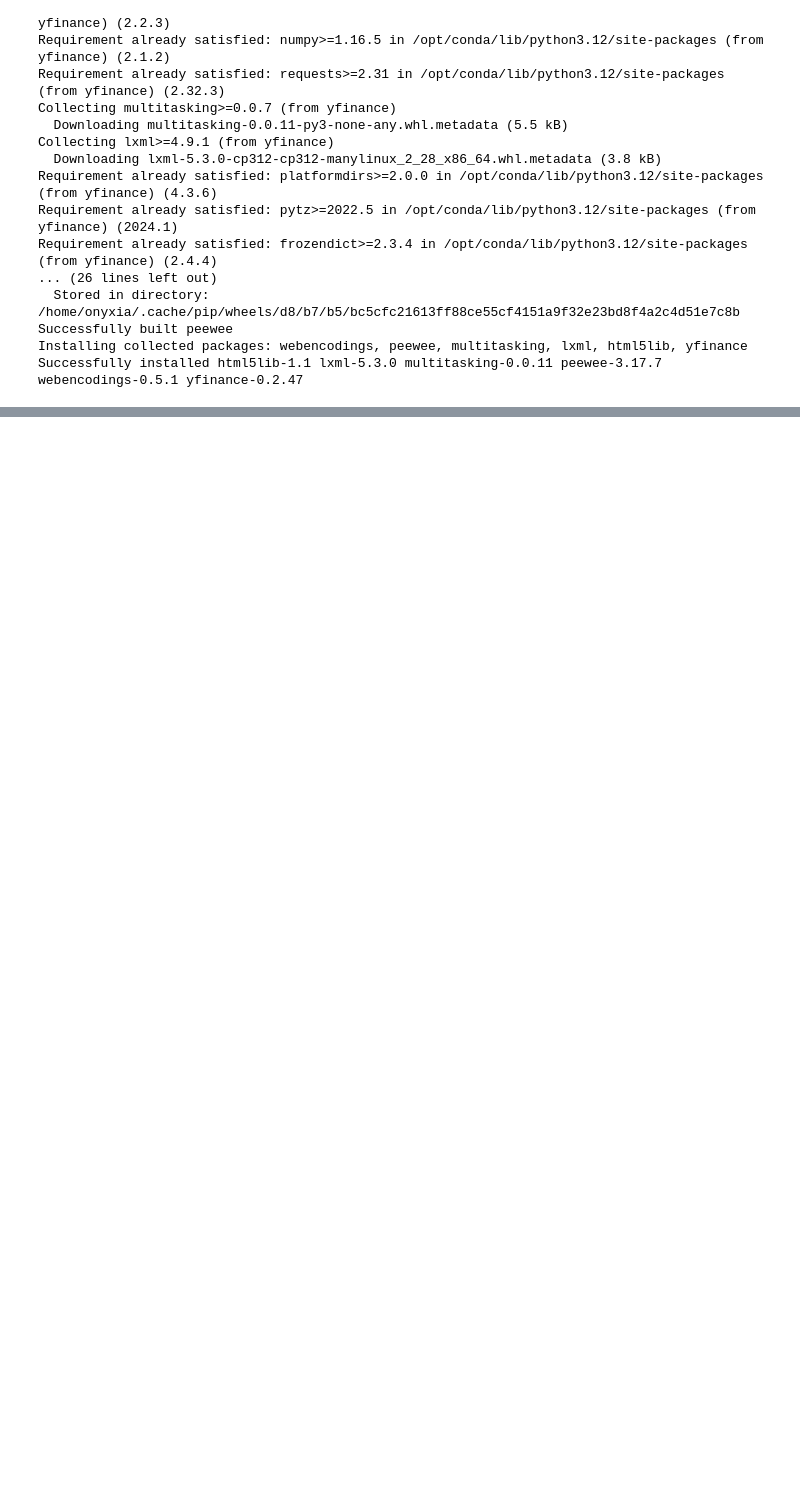
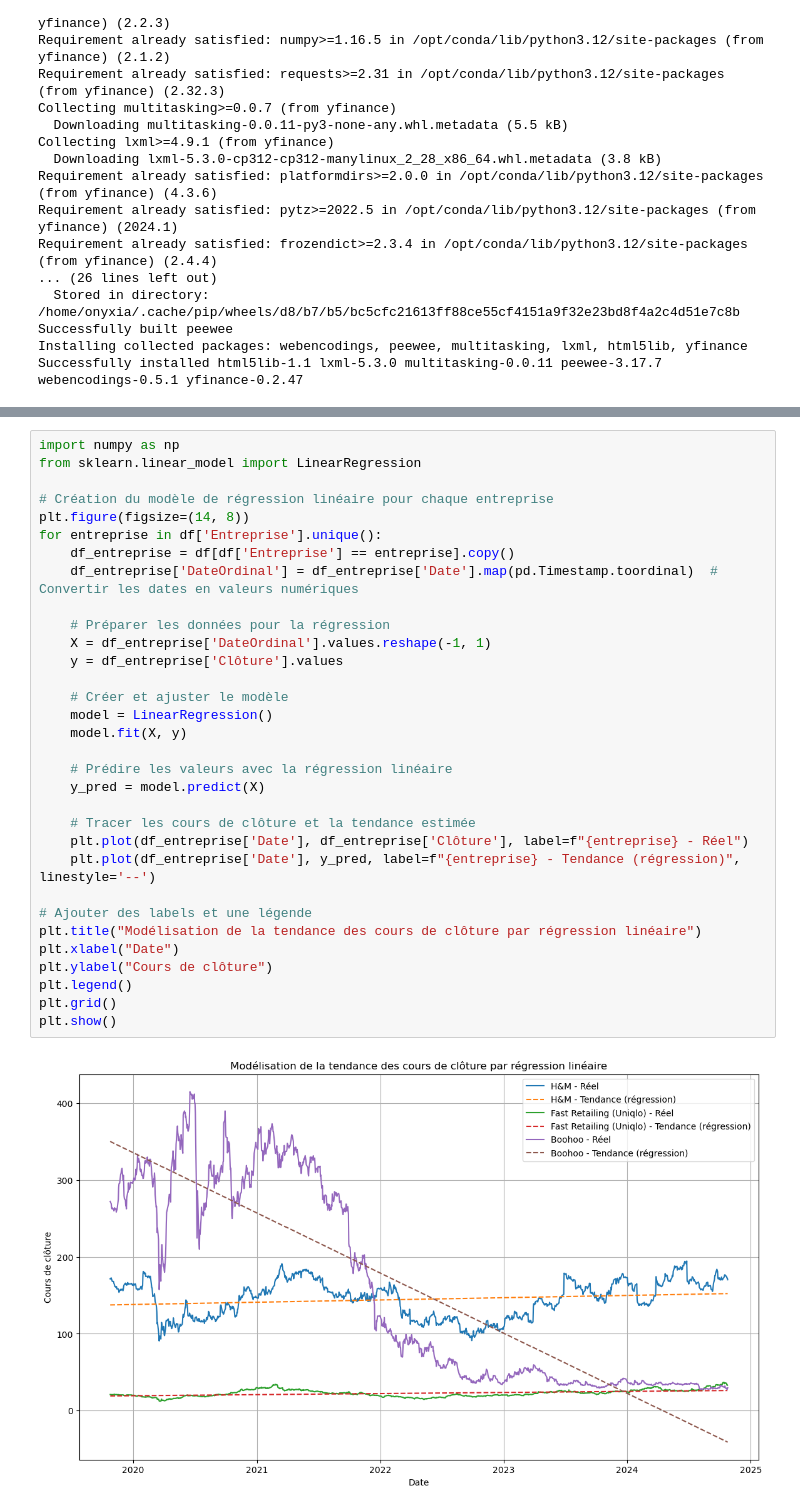
Before and after one commit to fadiblm/PythonENSAE, a Jupyter notebook: ONE/scrapping.ipynb, the cells around one changed output, grey strips where cells are left out. Drawn from its saved outputs; the diff is of its cells as text; blank space fills up the shorter version.

```diff
--- a/ONE/scrapping.ipynb
+++ b/ONE/scrapping.ipynb
@@ -55,0 +109,34 @@ Date
+# %%
+import numpy as np
+from sklearn.linear_model import LinearRegression
+
+# Création du modèle de régression linéaire pour chaque entreprise
+plt.figure(figsize=(14, 8))
+for entreprise in df['Entreprise'].unique():
+    df_entreprise = df[df['Entreprise'] == entreprise].copy()
+    df_entreprise['DateOrdinal'] = df_entreprise['Date'].map(pd.Timestamp.toordinal)  # Convertir les dates en valeurs numériques
+
+    # Préparer les données pour la régression
+    X = df_entreprise['DateOrdinal'].values.reshape(-1, 1)
+    y = df_entreprise['Clôture'].values
+
+    # Créer et ajuster le modèle
+    model = LinearRegression()
+    model.fit(X, y)
+
+    # Prédire les valeurs avec la régression linéaire
+    y_pred = model.predict(X)
+
+    # Tracer les cours de clôture et la tendance estimée
+    plt.plot(df_entreprise['Date'], df_entreprise['Clôture'], label=f"{entreprise} - Réel")
+    plt.plot(df_entreprise['Date'], y_pred, label=f"{entreprise} - Tendance (régression)", linestyle='--')
+
+# Ajouter des labels et une légende
+plt.title("Modélisation de la tendance des cours de clôture par régression linéaire")
+plt.xlabel("Date")
+plt.ylabel("Cours de clôture")
+plt.legend()
+plt.grid()
+plt.show()
+# %% [output]
+[figure, added]
```
Also changed, not shown: parts of 8 cells of this notebook.
